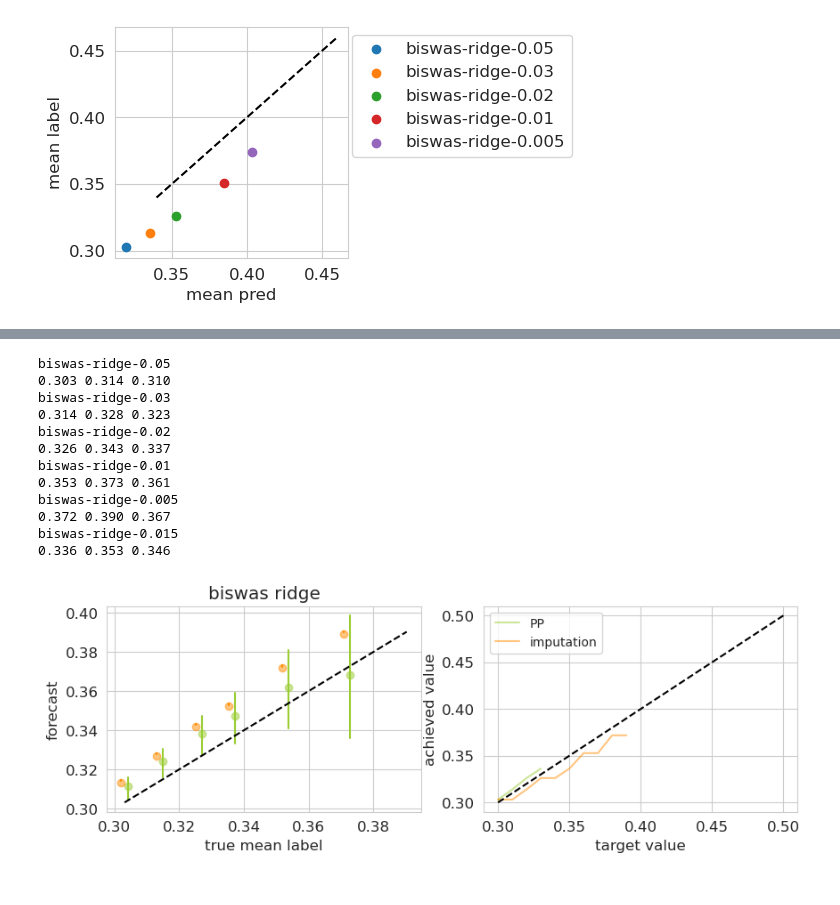
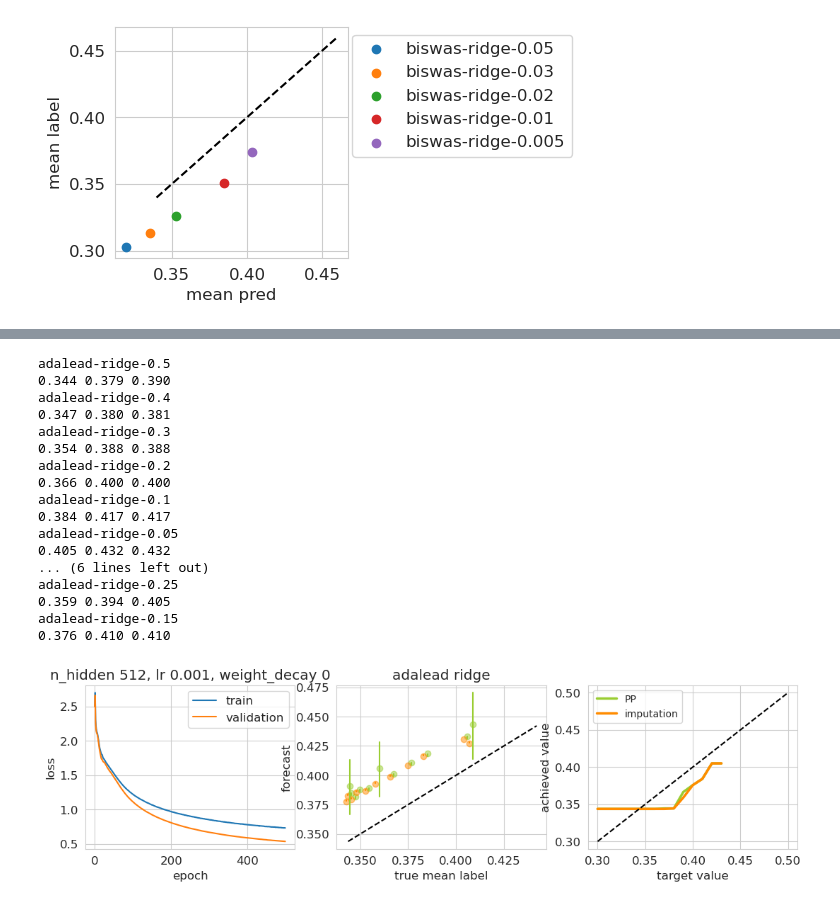
Before and after one commit to clarafy/design-algorithm-selection, a Jupyter notebook: notebooks/mdre-041724.ipynb, the cells around one changed output, grey strips where cells are left out. Saved outputs shown, nothing was run; the diff lists cells and outputs as text; code cells hidden in the pictures.

```diff
--- a/notebooks/mdre-041724.ipynb
+++ b/notebooks/mdre-041724.ipynb
@@ -255,0 +273,6 @@ train 10000 None
+# %%
+plt.figure(figsize=(15, 2))
+for i, thing in enumerate(params):
+    plt.subplot(1, len(params), i + 1)
+    plt.hist(thing.cpu().numpy().flatten())
+    plt.title(thing.shape)
@@ -316,0 +359,7 @@ Min train loss 1.34, min val loss 1.33
+# %%
+design_name = 'adalead-ridge-0.4'
+designseq_n, ydesign_n, preddesign_n = name2designdata[design_name]
+
+# traindr_n = mdre.get_dr(trainseq_n, design_name, self_normalize=False)
+caldr_n = mdre.get_dr(calseqs_n, design_name, self_normalize=False)
+designdr_n = mdre.get_dr(designseq_n, design_name, self_normalize=False)
@@ -317,15 +406,17 @@ Min train loss 1.34, min val loss 1.33
 # %%
-# point estimates
+# point estimates using DR
 model_name = 'ridge'
 alpha = 0.1
+self_normalize = True
+bandwidth = 1
 target_values = np.arange(0.3, 0.51, 0.01)
 
 # get DRs for each design distribution
 designname2dr = {
-    name: mdre.get_dr(calseqs_n, name, self_normalize=True)
+    name: mdre.get_dr(calseqs_n, name, self_normalize=self_normalize)
     for name in name2designdata.keys() if name != 'train'
 }
-# designname2dr = mdre.get_dr(calseqs_n, self_normalize=True)
+
 imp_target2name = {val: [] for val in target_values}
 pp_target2name = {val: [] for val in target_values}
 pointest_mx3 = np.zeros([len(name2designdata), 3])
@@ -343,6 +434,9 @@ for i, data in enumerate(name2designdata.items()):
         imputed_se = np.std(preddesign_n) / np.sqrt(preddesign_n.size)
 
         caldr_n = designname2dr[design_name]
+#         designdr_n = mdre.get_dr(designseq_n, design_name, self_normalize=self_normalize)
+#         caldr_n = calibrate_density_ratios(caldr_n, designdr_n, bandwidth=bandwidth)
+
         predcal_n = model.predict(calseqs_n)
         rect_n = caldr_n * (ycal_n - predcal_n)
         rectifier_mean = np.mean(rect_n)
@@ -388,21 +482,26 @@ for i, data in enumerate(name2designdata.items()):
 pointest_mx3 = np.delete(pointest_mx3, train_idx, axis=0)
 ciwidth_mx2 = np.delete(ciwidth_mx2, train_idx, axis=0)
 # %% [output]
-biswas-ridge-0.05
-0.303 0.314 0.310
-biswas-ridge-0.03
-0.314 0.328 0.323
-biswas-ridge-0.02
-0.326 0.343 0.337
-biswas-ridge-0.01
-0.353 0.373 0.361
-biswas-ridge-0.005
-0.372 0.390 0.367
-biswas-ridge-0.015
-0.336 0.353 0.346
+adalead-ridge-0.5
+0.344 0.379 0.390
+adalead-ridge-0.4
+0.347 0.380 0.381
+adalead-ridge-0.3
+0.354 0.388 0.388
+adalead-ridge-0.2
+0.366 0.400 0.400
+adalead-ridge-0.1
+0.384 0.417 0.417
+adalead-ridge-0.05
+0.405 0.432 0.432
+... (6 lines left out)
+adalead-ridge-0.25
+0.359 0.394 0.405
+adalead-ridge-0.15
+0.376 0.410 0.410
 # %%
 # run preliminary selection experiments and plot
-title = f'biswas {model_name}'
+title = f'adalead {model_name}'
 ppoff = 0.001
 impoff = -0.001
 
@@ -414,36 +513,44 @@ for val in target_values:
     names = imp_target2name[val]
     imp_truemeans = [np.mean(name2designdata[name][1]) for name in names]
     if len(imp_truemeans):
         impach_t.append(np.min(imp_truemeans))
     else:
         impach_t.append(np.nan)
 
     names = pp_target2name[val]
     pp_truemeans = [np.mean(name2designdata[name][1]) for name in names]
     if len(pp_truemeans):
         ppach_t.append(np.min(pp_truemeans))
     else:
         ppach_t.append(np.nan)
 
-plt.figure(figsize=(10, 3))
-plt.subplot(121)
+plt.figure(figsize=(13, 3))
+plt.subplot(131)
+plt.title('n_hidden {}, lr {}, weight_decay {}'.format(n_hidden, lr, weight_decay))
+plt.plot(loss_df['train_loss'], label='train')
+plt.plot(loss_df['val_loss'], label='validation')
+plt.legend()
+plt.xlabel('epoch');
+plt.ylabel('loss');
+
+plt.subplot(132)
 plt.scatter(pointest_mx3[:, 0] + ppoff, pointest_mx3[:, 1] + ppoff, label='PP', c='yellowgreen', alpha=0.5)
 plt.scatter(pointest_mx3[:, 0] + impoff, pointest_mx3[:, 2] + impoff, label='imputation', c='darkorange', alpha=0.5)
 for pe_x3, ciw_x2 in zip(pointest_mx3, ciwidth_mx2):
     plt.plot([pe_x3[0] + ppoff, pe_x3[0] + ppoff], [pe_x3[1] - 2 * ciw_x2[0], pe_x3[1] + 2 * ciw_x2[0]], c='yellowgreen')
     plt.plot([pe_x3[0] + impoff, pe_x3[0] + impoff], [pe_x3[2] - 2 * ciw_x2[1], pe_x3[2] + 2 * ciw_x2[1]], c='darkorange')
 
 plt.plot([np.min(pointest_mx3), np.max(pointest_mx3)], [np.min(pointest_mx3), np.max(pointest_mx3)], '--k');
 plt.xlabel('true mean label');
 plt.ylabel('forecast');
 plt.title(title);
 
-plt.subplot(122)
-plt.plot(target_values, ppach_t, label='PP', c='yellowgreen', alpha=0.5)
-plt.plot(target_values, impach_t, label='imputation', c='darkorange', alpha=0.5)
+plt.subplot(133)
+plt.plot(target_values, ppach_t, label='PP', c='yellowgreen', linewidth=2.5)
+plt.plot(target_values, impach_t, label='imputation', c='darkorange', linewidth=2.5)
 plt.plot(xy_lim, xy_lim, '--k');
 plt.xlabel('target value');
 plt.ylabel('achieved value');
 plt.legend(fontsize=10);
 # %% [output]
-[figure, old version]
+[figure, new version]
```
Also changed, not shown: parts of 22 cells of this notebook, 15 other files.
